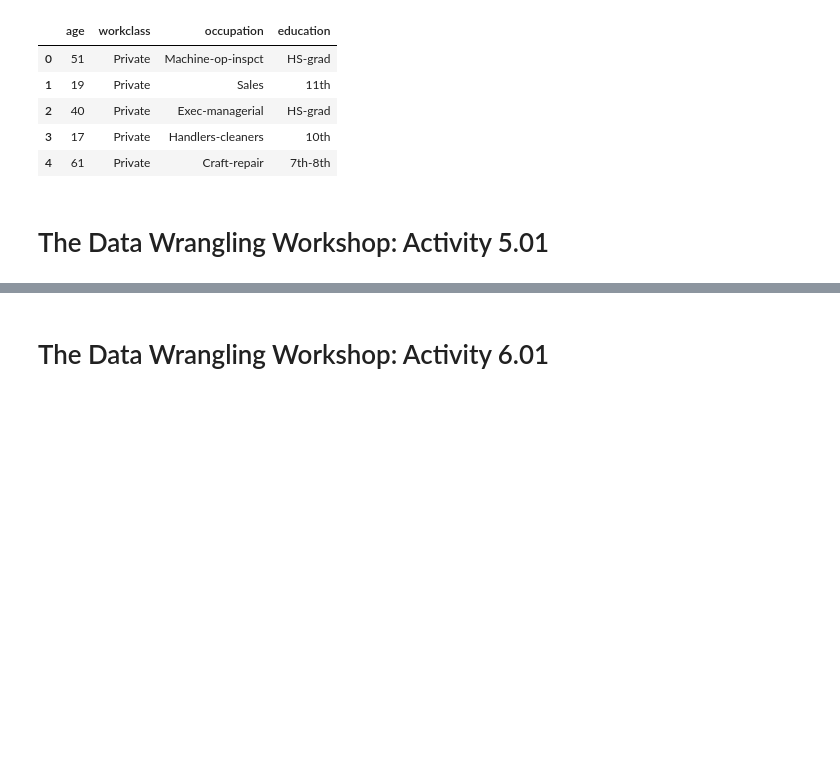
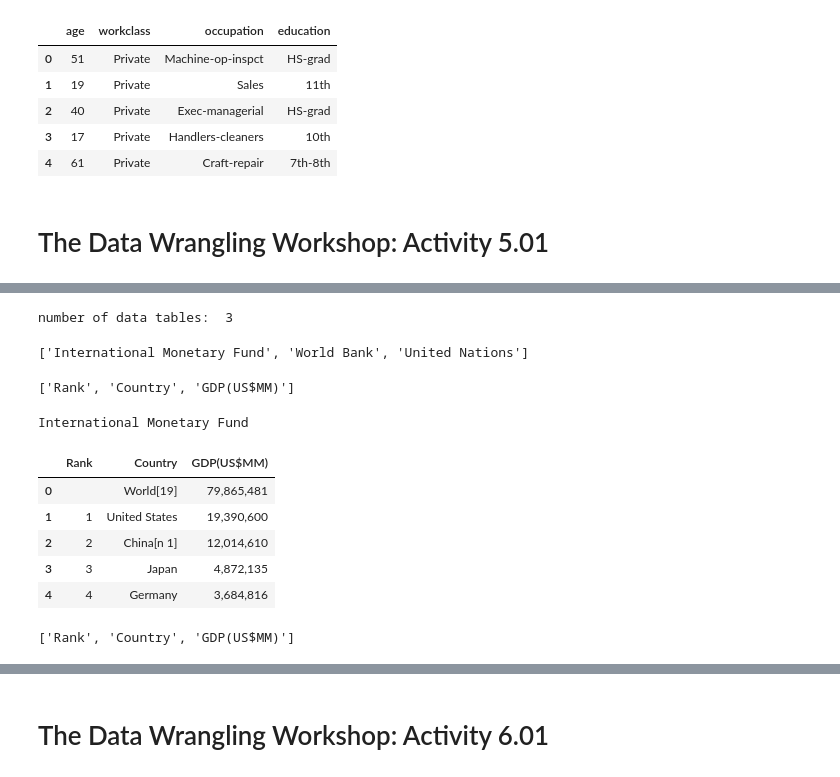
Before and after one commit to Matt-Heinen/DSC-540, a Jupyter notebook: Heinen DSC 540 Weeks 3 & 4.ipynb, the cells around one changed output, grey strips where cells are left out. Cells and saved outputs as stored; diff of their text form; code cells hidden in the pictures; blank space fills up the shorter version.

```diff
--- a/Heinen DSC 540 Weeks 3 & 4.ipynb
+++ b/Heinen DSC 540 Weeks 3 & 4.ipynb
@@ -449,0 +554,67 @@ df_merged
+# %%
+# initialise data_tables list
+data_tables = []
+
+# loop through data and for every td element in list...
+# append it to the list of data tables
+# this loop is trying to find only direct child elements.
+for td in data:
+    data_tables.append(td.findAll('table'))
+# verify
+print('number of data tables: ', len(data_tables))
+# %% [output]
+number of data tables:  3
+# %%
+# 6) get source names from the list of sources you have created .
+
+# retreive source names for evry table.
+
+# loop through every source in source list and retreive the source names.
+# the source names are denoted by the anchor <a>.
+source_names = [source.findAll('a')[0].getText() for source in sources_list]
+
+# print
+print(source_names)
+# %% [output]
+['International Monetary Fund', 'World Bank', 'United Nations']
+# %%
+# 7) Seperate the header and data from the data seperated for 1st souce only create a dataframe.
+
+# Find the headers in data tables (only the first one (use index 0)
+# use gettext and strip methods to find each thread element in the 1 st table.
+header1 = [th.getText().strip() for th in data_tables[0][0].findAll('thead')[0].findAll('th')]
+# print headers.
+header1
+# %% [output]
+['Rank', 'Country', 'GDP(US$MM)']
+# %%
+# In the first data tablke find all body elements and find all tr elements and assign to rows 1
+rows1 = data_tables[0][0].findAll('tbody')[0].findAll('tr')
+# %%
+#find all of the td elements in rows 1 and assign to data_rows1
+# use get text and strip to retreve and clean whitespace.
+data_rows1 = [[td.get_text().strip() for td in tr.findAll('td')] for tr in rows1]
+# %%
+# Build data frme with data from data_rows1 and column names from header 1
+df1 = pd.DataFrame(data_rows1, columns=header1)
+# display
+print(source_names[0])
+df1.head()
+# %% [output]
+International Monetary Fund
+|  | Rank | Country | GDP(US$MM) |
+| 0 |  | World[19] | 79,865,481 |
+| 1 | 1 | United States | 19,390,600 |
+| 2 | 2 | China[n 1] | 12,014,610 |
+| 3 | 3 | Japan | 4,872,135 |
+| 4 | 4 | Germany | 3,684,816 |
+# %%
+# 8) repeat for other 2 data sources.
+
+# Find the headers in data tables (only the 2nd one (use index 1)
+# use gettext and strip methods to find each thread element in the 1 st table.
+header2 = [th.getText().strip() for th in data_tables[1][0].findAll('thead')[0].findAll('th')]
+# print headers.
+header2
+# %% [output]
+['Rank', 'Country', 'GDP(US$MM)']
```
Also changed, not shown: parts of 10 cells of this notebook, 1 other file.
